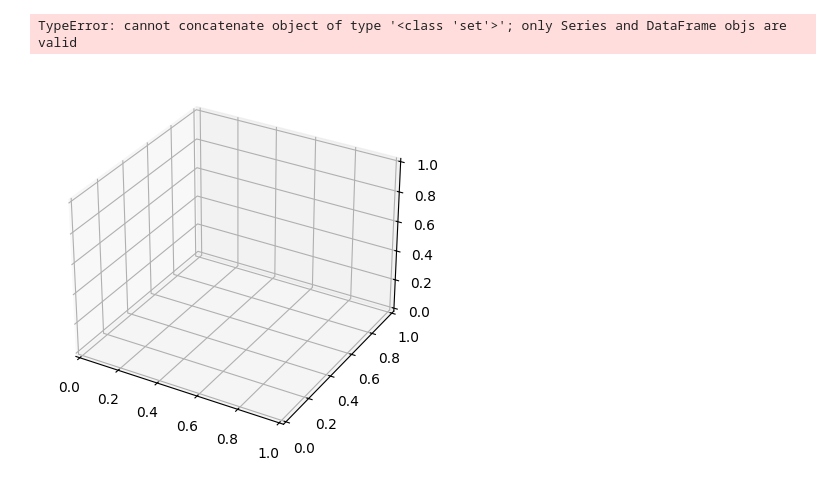
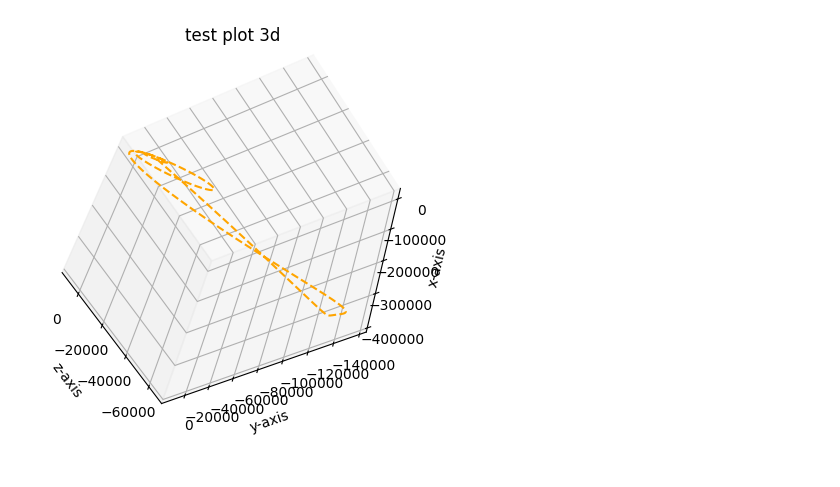
Before and after one commit to viperisopp/nasa_adc_data, a Jupyter notebook: trajectory_graph.ipynb, the cells around one changed output. Drawn from its saved outputs; the diff is of its cells as text; code cells hidden in the pictures.

```diff
--- a/trajectory_graph.ipynb
+++ b/trajectory_graph.ipynb
@@ -29,45 +30,20 @@ dtypes: float64(12), int64(4)
 memory usage: 1.6 MB
 # %%
 # 3d test
-
-# df = df.rename(columns={"Rz(km)[J2000-EARTH]":"range_z","Ry(km)[J2000-EARTH]":"range_y","Rx(km)[J2000-EARTH]":"range_x"})
-
-def decision(row):
-    if row["WPSA"]:
-        return "red"
-    elif row["DS54"]:
-        return "green"
-    elif row["DS54"]:
-        return "blue"
-    elif row["DS54"]:
-        return "pink"
-    else:
-        return "black"
-
 fig = plt.figure()
 ax = fig.add_subplot(1,1,1,projection="3d")
-
-antenna_connection = pd.DataFrame(columns=['x', 'y', 'z','color'])
-
-for i,n in df.iterrows():
-    row = pd.DataFrame({{n["Rx(km)[J2000-EARTH]"],n["Ry(km)[J2000-EARTH]"],n["Rz(km)[J2000-EARTH]"],decision(n)}})
-    antenna_connection = pd.concat([antenna_connection,row],ignore_index=True)
-
-ax.scatter(antenna_connection['x'],antenna_connection["y"],antenna_connection["z"],color=antenna_connection['color'],marker="o")
 
 z = df["Rz(km)[J2000-EARTH]"]
 y = df["Ry(km)[J2000-EARTH]"]
 x = df["Rx(km)[J2000-EARTH]"]
-
 
 ax.plot(x,y,z, color="orange", linestyle="--")
 ax.set_xlabel("x-axis")
 ax.set_ylabel("y-axis")
 ax.set_zlabel("z-axis")
 ax.set_title("test plot 3d")
 
-# ax.view_init(elev=-60,azim=90)
+ax.view_init(elev=25,azim=-150,roll=35)
 plt.show()
 # %% [output]
-TypeError: cannot concatenate object of type '<class 'set'>'; only Series and DataFrame objs are valid
-[figure, old version]
+[figure, new version]
```
Also changed, not shown: parts of 4 cells of this notebook.
